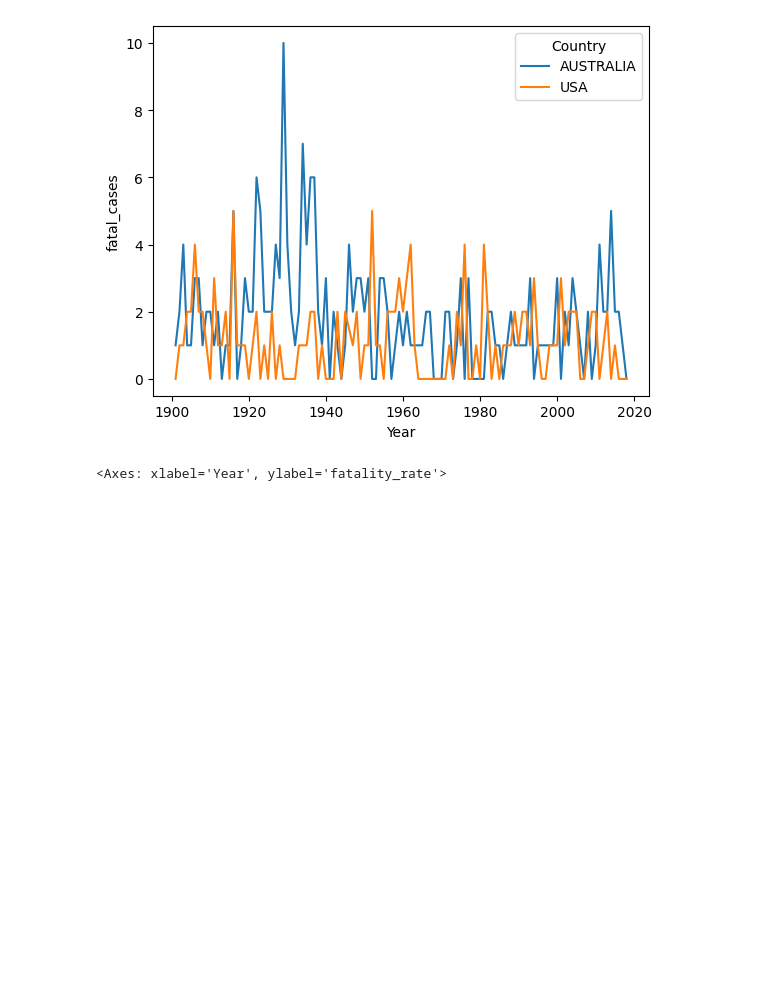
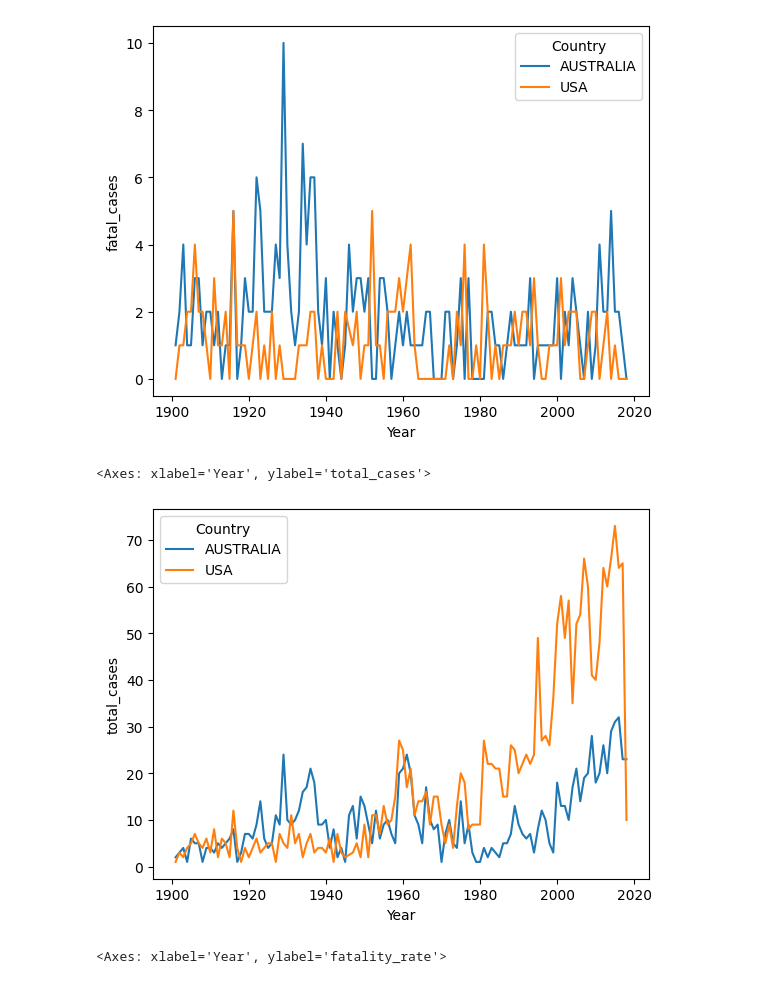
Before and after one commit to alexaiung/Shark-Attack-Analysis, a Jupyter notebook: project01.ipynb, the cells around one changed output. Cells and saved outputs as stored; diff of their text form; code cells hidden in the pictures; blank space fills up the shorter version.

```diff
--- a/project01.ipynb
+++ b/project01.ipynb
@@ -495,4 +331,6 @@ Index(['Case Number', 'Date', 'Year', 'Type', 'Country', 'Area', 'Location',
 # %%
-sharks[sharks['Year'].isna()]['Year'][187] = 1
+sharks.loc[187, 'Year'] = 2017
+# %%
+sharks.loc[6079, 'Year'] = 1836
 # %%
 sharks[sharks['Year'].isna()]
@@ -784,6 +457,11 @@ sns.lineplot(data=sharks_usa_australia_year_1900, x='Year', y='fatal_cases', hue
 # %% [output]
 <Axes: xlabel='Year', ylabel='fatal_cases'>
 [figure]
+# %%
+sns.lineplot(data=sharks_usa_australia_year_1900, x='Year', y='total_cases', hue='Country')
+# %% [output]
+<Axes: xlabel='Year', ylabel='total_cases'>
+[figure, added]
 # %%
 sns.lineplot(data=sharks_usa_australia_year_1900, x='Year', y='fatality_rate', hue='Country')
 # %% [output]
```
Also changed, not shown: parts of 70 cells of this notebook.
